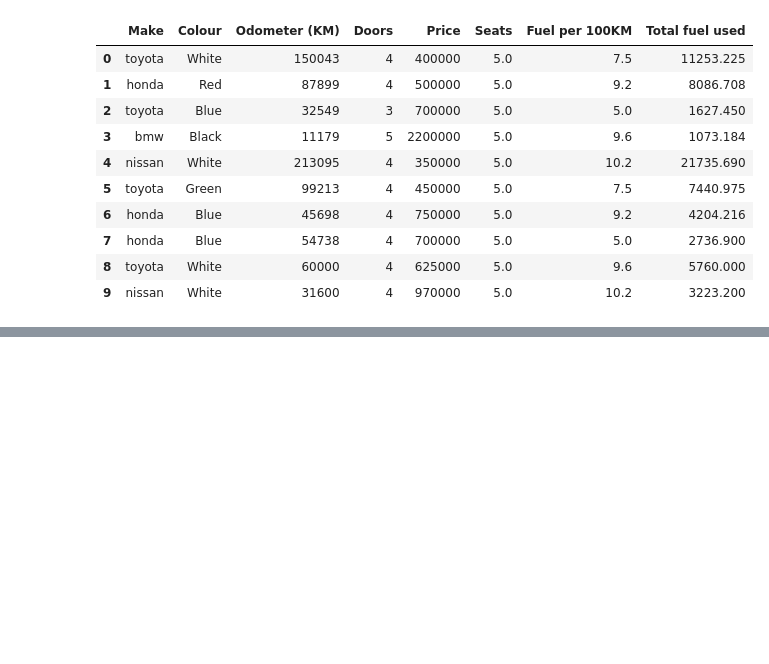
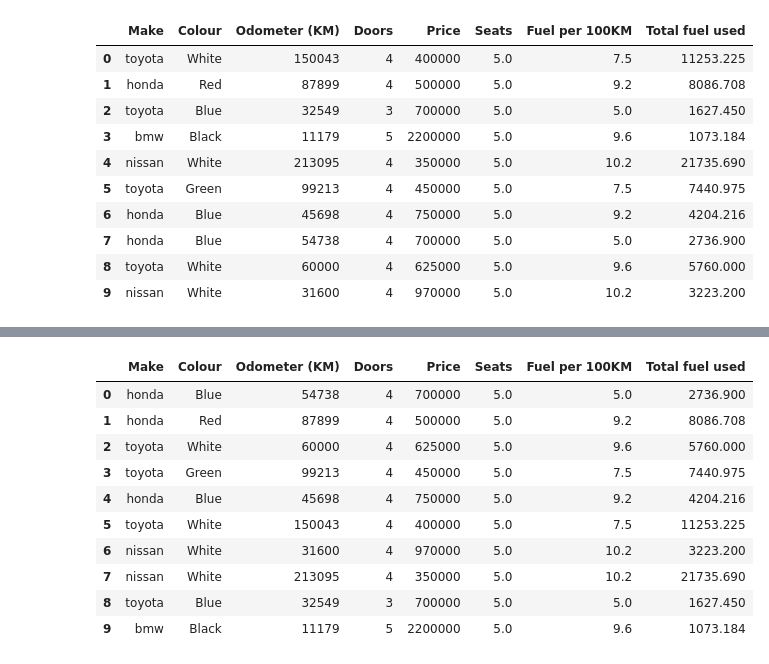
Before and after one commit to victorgcapone/udemy-bootcamp, a Jupyter notebook: Pandas Data Analysis.ipynb, the cells around one changed output, grey strips where cells are left out. Drawn from its saved outputs; the diff is of its cells as text; code cells hidden in the pictures; blank space fills up the shorter version.

```diff
--- a/Pandas Data Analysis.ipynb
+++ b/Pandas Data Analysis.ipynb
@@ -501,0 +515,16 @@ car_sales
+# %%
+# We can "unshuffle" a dataframe by using reset_index, using drop=True tells pandas
+# to not insert the shuffled index in the "unshuffled" dataframe
+car_sales.sample(frac=1).reset_index(drop=True)
+# %% [output]
+|  | Make | Colour | Odometer (KM) | Doors | Price | Seats | Fuel per 100KM | Total fuel used |
+| 0 | honda | Blue | 54738 | 4 | 700000 | 5.0 | 5.0 | 2736.900 |
+| 1 | honda | Red | 87899 | 4 | 500000 | 5.0 | 9.2 | 8086.708 |
+| 2 | toyota | White | 60000 | 4 | 625000 | 5.0 | 9.6 | 5760.000 |
+| 3 | toyota | Green | 99213 | 4 | 450000 | 5.0 | 7.5 | 7440.975 |
+| 4 | honda | Blue | 45698 | 4 | 750000 | 5.0 | 9.2 | 4204.216 |
+| 5 | toyota | White | 150043 | 4 | 400000 | 5.0 | 7.5 | 11253.225 |
+| 6 | nissan | White | 31600 | 4 | 970000 | 5.0 | 10.2 | 3223.200 |
+| 7 | nissan | White | 213095 | 4 | 350000 | 5.0 | 10.2 | 21735.690 |
+| 8 | toyota | Blue | 32549 | 3 | 700000 | 5.0 | 5.0 | 1627.450 |
+| 9 | bmw | Black | 11179 | 5 | 2200000 | 5.0 | 9.6 | 1073.184 |
```
Also changed, not shown: parts of 3 cells of this notebook.
